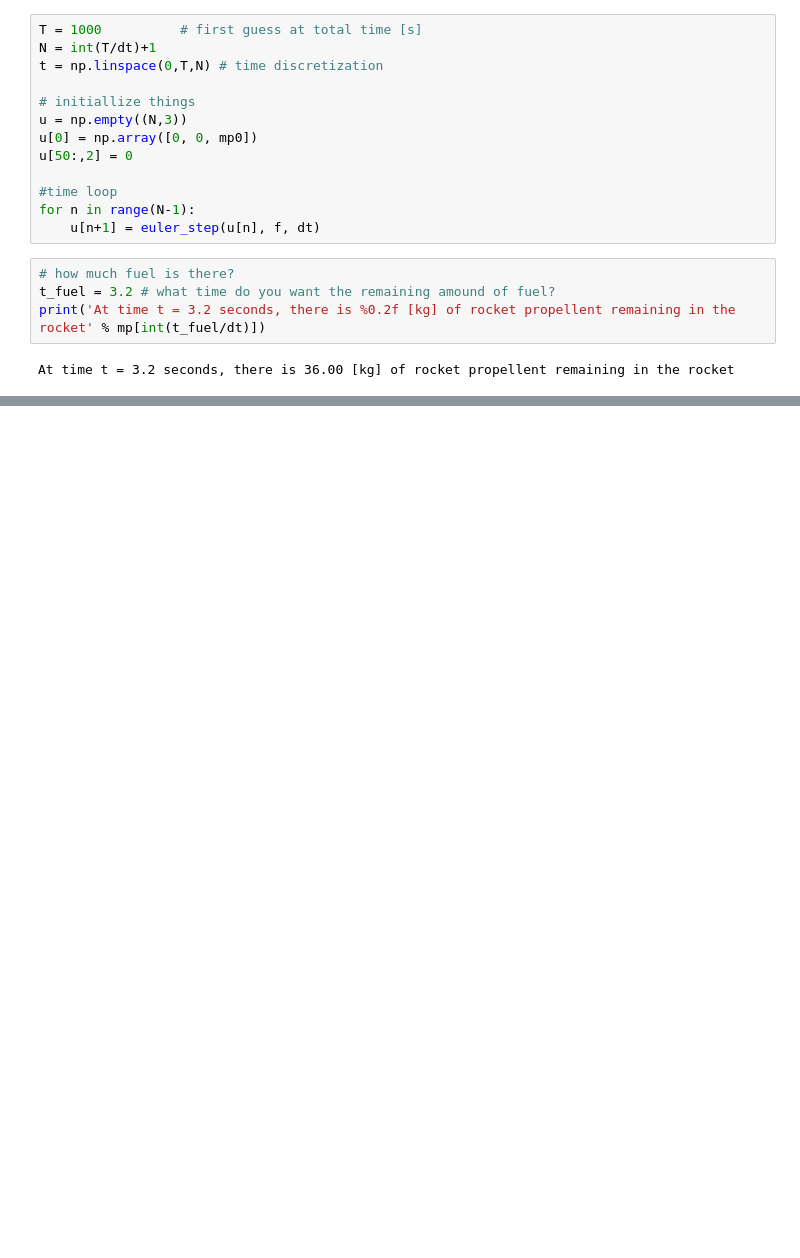
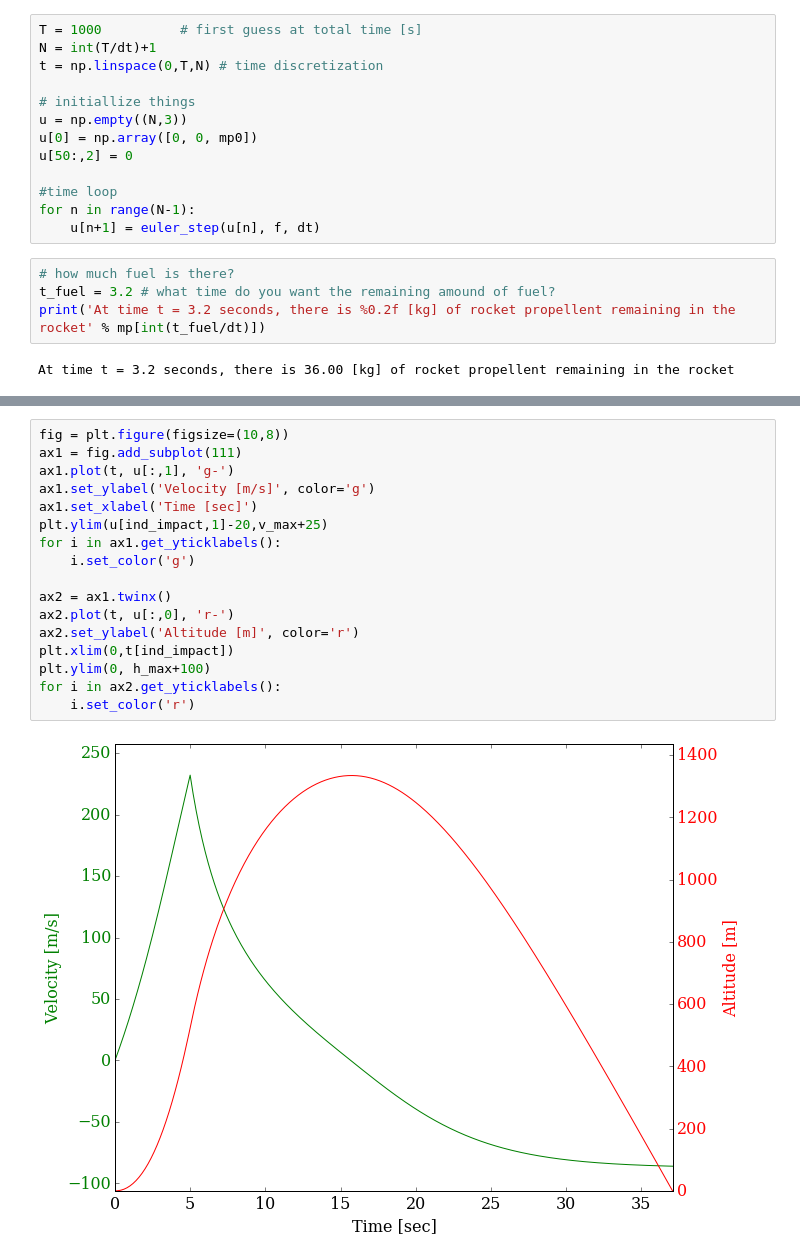
Before and after one commit to morrill/-mae6286, a Jupyter notebook: module_1/rocket_flight.ipynb, the cells around one changed output, grey strips where cells are left out. Saved outputs shown, nothing was run; the diff lists cells and outputs as text; blank space fills up the shorter version.

```diff
--- a/module_1/rocket_flight.ipynb
+++ b/module_1/rocket_flight.ipynb
@@ -91,0 +113,19 @@ array([   0. ,    0.1,    0.2, ...,   99.8,   99.9,  100. ])
+# %%
+fig = plt.figure(figsize=(10,8))
+ax1 = fig.add_subplot(111)
+ax1.plot(t, u[:,1], 'g-')
+ax1.set_ylabel('Velocity [m/s]', color='g')
+ax1.set_xlabel('Time [sec]')
+plt.ylim(u[ind_impact,1]-20,v_max+25)
+for i in ax1.get_yticklabels():
+    i.set_color('g')
+
+ax2 = ax1.twinx()
+ax2.plot(t, u[:,0], 'r-')
+ax2.set_ylabel('Altitude [m]', color='r')
+plt.xlim(0,t[ind_impact])
+plt.ylim(0, h_max+100)
+for i in ax2.get_yticklabels():
+    i.set_color('r')
+# %% [output]
+[figure, added]
```
Also changed, not shown: parts of 5 cells of this notebook.
